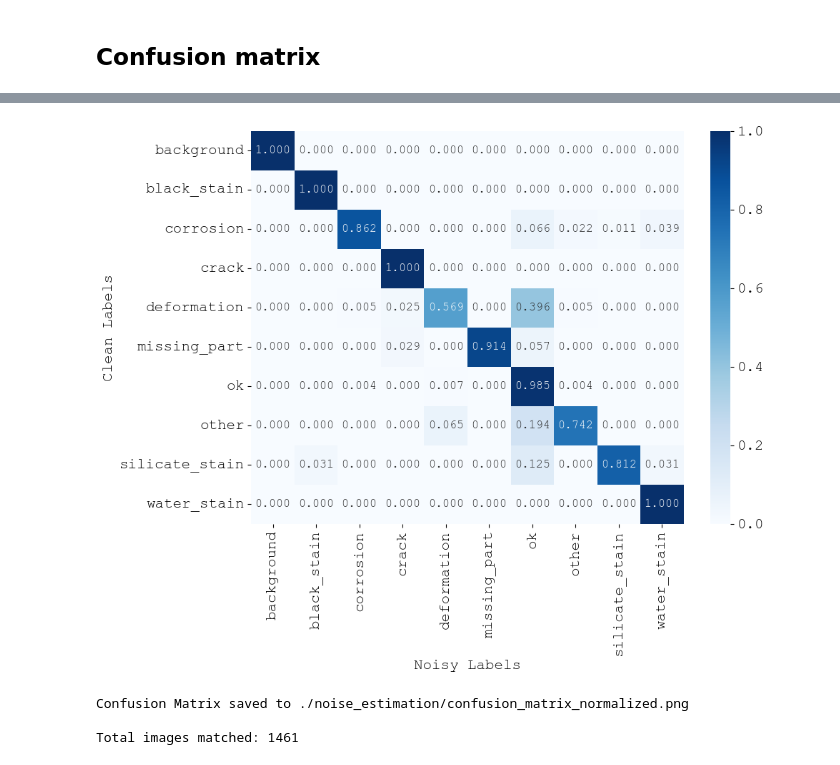
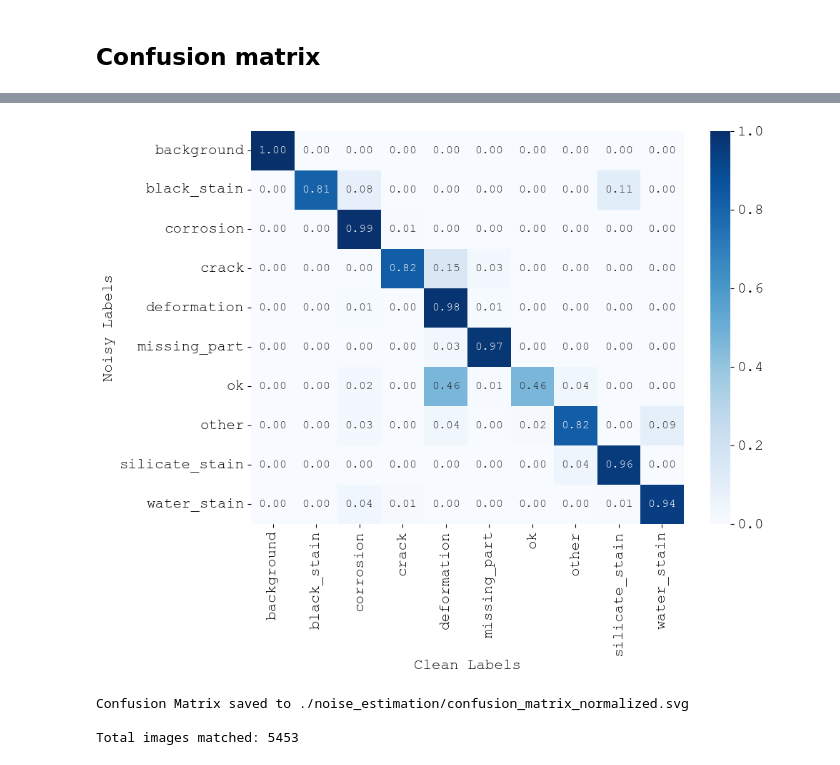
Before and after one commit to LukasBenner/NoisyLabelDefectDetection, a Jupyter notebook: notebooks/noise_estimation.ipynb, the cells around one changed output, grey strips where cells are left out. Cells and saved outputs as stored; diff of their text form; code cells hidden in the pictures.

Commit message:
update confusion

```diff
--- a/notebooks/noise_estimation.ipynb
+++ b/notebooks/noise_estimation.ipynb
@@ -1,8 +1,8 @@
 # %% [markdown]
 # Noise estimation
 # %%
-noisy_data_path = "/srv/defectDetectionDataset/surfaceClassification/noisy"
-noisy_clustered_data_path = "/srv/defectDetectionDataset/surfaceClassification/noisy_clustered"
+noisy_data_path = "/Users/lukasb/Documents/data/surfaceClassification/noisy"
+noisy_clustered_data_path = "/Users/lukasb/Documents/data/surfaceClassification/full_clean_temporal_new"
 
 artifacts_path = "./noise_estimation"
 # %%
@@ -53,6 +51,6 @@ val_test_df = noisy_clustered_df[noisy_clustered_df["split"].isin(["val", "test"
 # %%
 noisy_labels = noisy_df[["image_id", "label"]]
-clean_labels = val_test_df[["image_id", "label"]]
+clean_labels = noisy_clustered_df[["image_id", "label"]]
 # %%
 merged_labels = noisy_labels.merge(clean_labels, on='image_id', suffixes=('_noisy', '_clean'), how='inner')
 # %% [markdown]
@@ -98,26 +96,26 @@ Total images matched: 1461
 # %%
 # Get the confusion matrix
-cm_n = confusion_matrix(merged_labels['label_clean'], merged_labels['label_noisy'], normalize='true')
+cm_n = confusion_matrix(merged_labels['label_noisy'], merged_labels['label_clean'], normalize='true')
 
 # Get unique labels
 labels = sorted(merged_labels['label_clean'].unique())
 
 # Plot confusion matrix
 plt.figure(figsize=(10, 8))
-sns.heatmap(cm_n, annot=True, fmt='.3f', cmap='Blues', xticklabels=labels, yticklabels=labels)
-plt.xlabel('Noisy Labels')
-plt.ylabel('Clean Labels')
+sns.heatmap(cm_n, annot=True, fmt='.2f', cmap='Blues', xticklabels=labels, yticklabels=labels)
+plt.xlabel('Clean Labels')
+plt.ylabel('Noisy Labels')
 plt.tight_layout()
-plt.savefig(os.path.join(artifacts_path, 'confusion_matrix_normalized.png'), dpi=300, bbox_inches='tight')
+plt.savefig(os.path.join(artifacts_path, 'confusion_matrix_normalized.svg'), dpi=300, bbox_inches='tight')
 plt.show()
 
-print(f"Confusion Matrix saved to {os.path.join(artifacts_path, 'confusion_matrix_normalized.png')}")
+print(f"Confusion Matrix saved to {os.path.join(artifacts_path, 'confusion_matrix_normalized.svg')}")
 print(f"\nTotal images matched: {len(merged_labels)}")
 # %% [output]
-[figure, old version]
+[figure, new version]
-Confusion Matrix saved to ./noise_estimation/confusion_matrix_normalized.png
+Confusion Matrix saved to ./noise_estimation/confusion_matrix_normalized.svg
 
-Total images matched: 1461
+Total images matched: 5453
 # %%
 import torch
 from pathlib import Path
```
Also changed, not shown: parts of 4 cells of this notebook, 18 other files.
